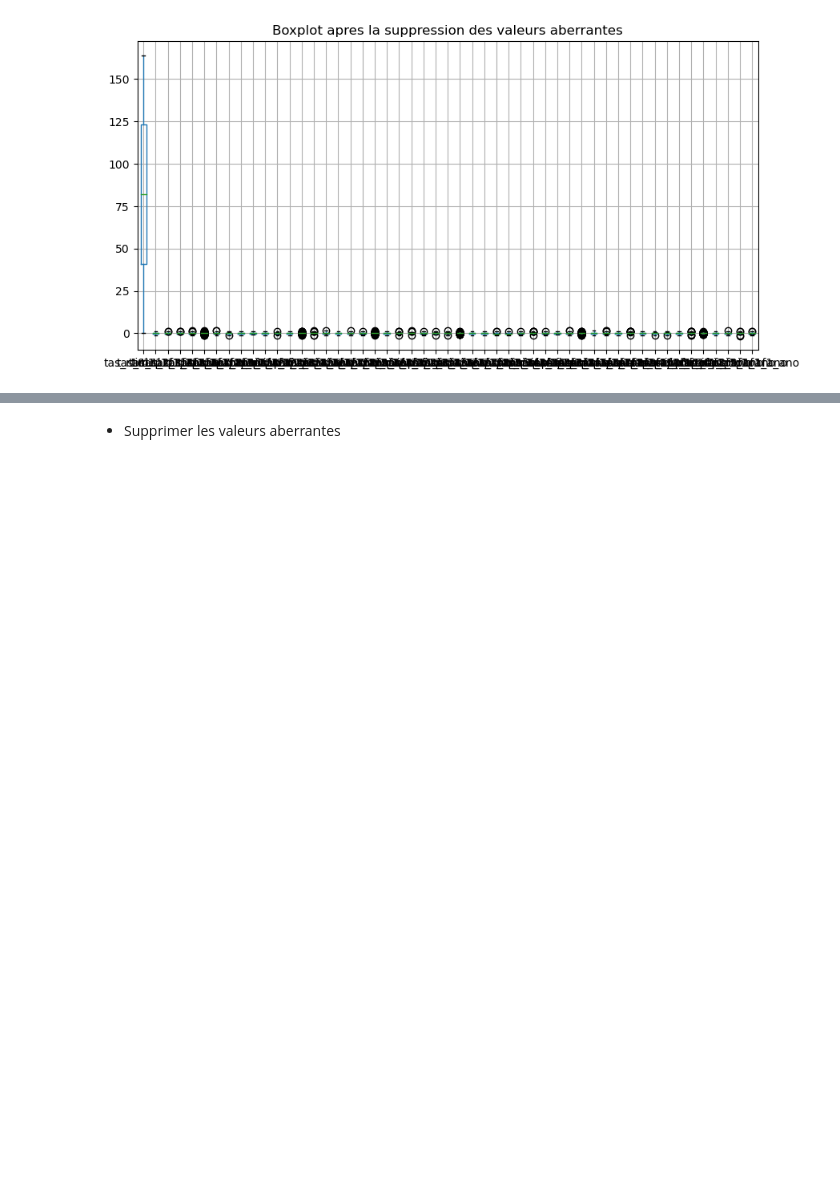
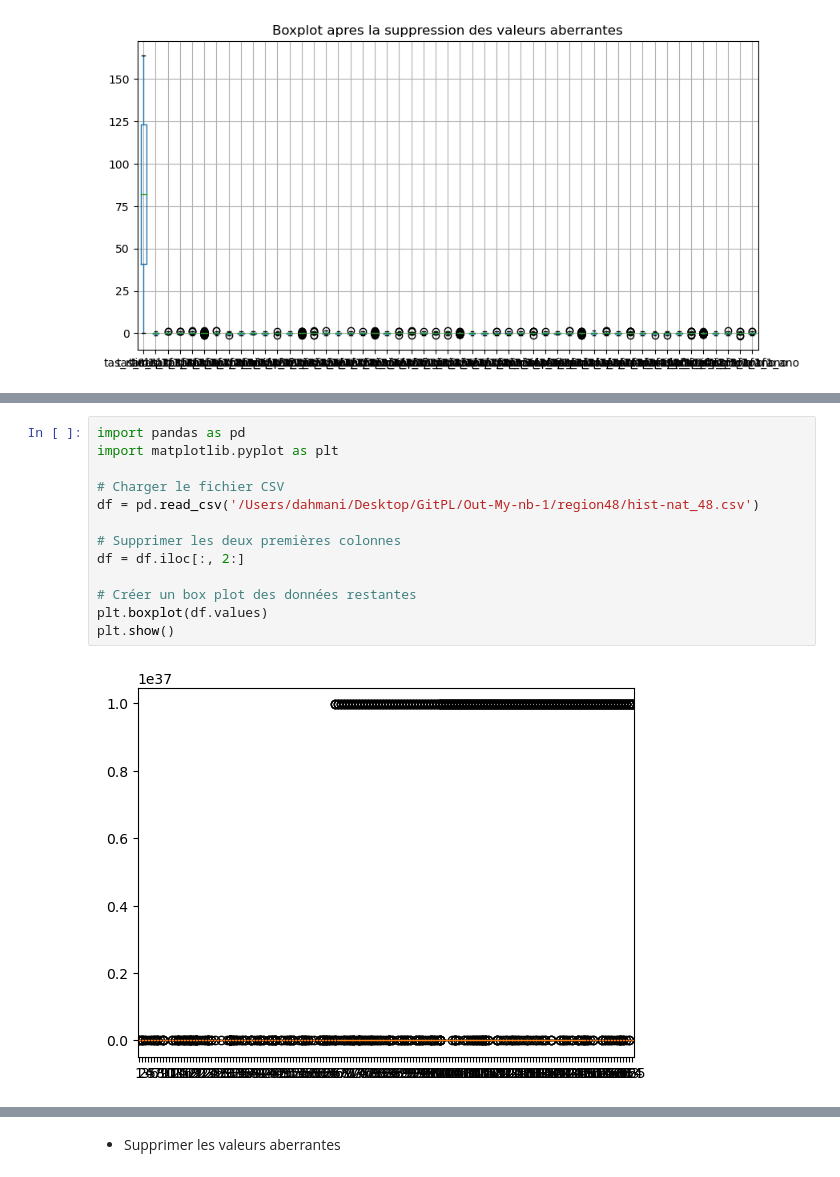
Before and after one commit to sadahmani/Climat, a Jupyter notebook: Code-PL/my_nb.ipynb, the cells around one changed output, grey strips where cells are left out. Drawn from its saved outputs; the diff is of its cells as text; blank space fills up the shorter version.

```diff
--- a/Code-PL/my_nb.ipynb
+++ b/Code-PL/my_nb.ipynb
@@ -118,0 +231,15 @@ for fichier in glob.glob(chemin_dacces):
+# %%
+import pandas as pd
+import matplotlib.pyplot as plt
+
+# Charger le fichier CSV
+df = pd.read_csv('/Users/dahmani/Desktop/GitPL/Out-My-nb-1/region48/hist-nat_48.csv')
+
+# Supprimer les deux premières colonnes
+df = df.iloc[:, 2:]
+
+# Créer un box plot des données restantes
+plt.boxplot(df.values)
+plt.show()
+# %% [output]
+[figure, added]
```
Also changed, not shown: parts of 8 cells of this notebook.
